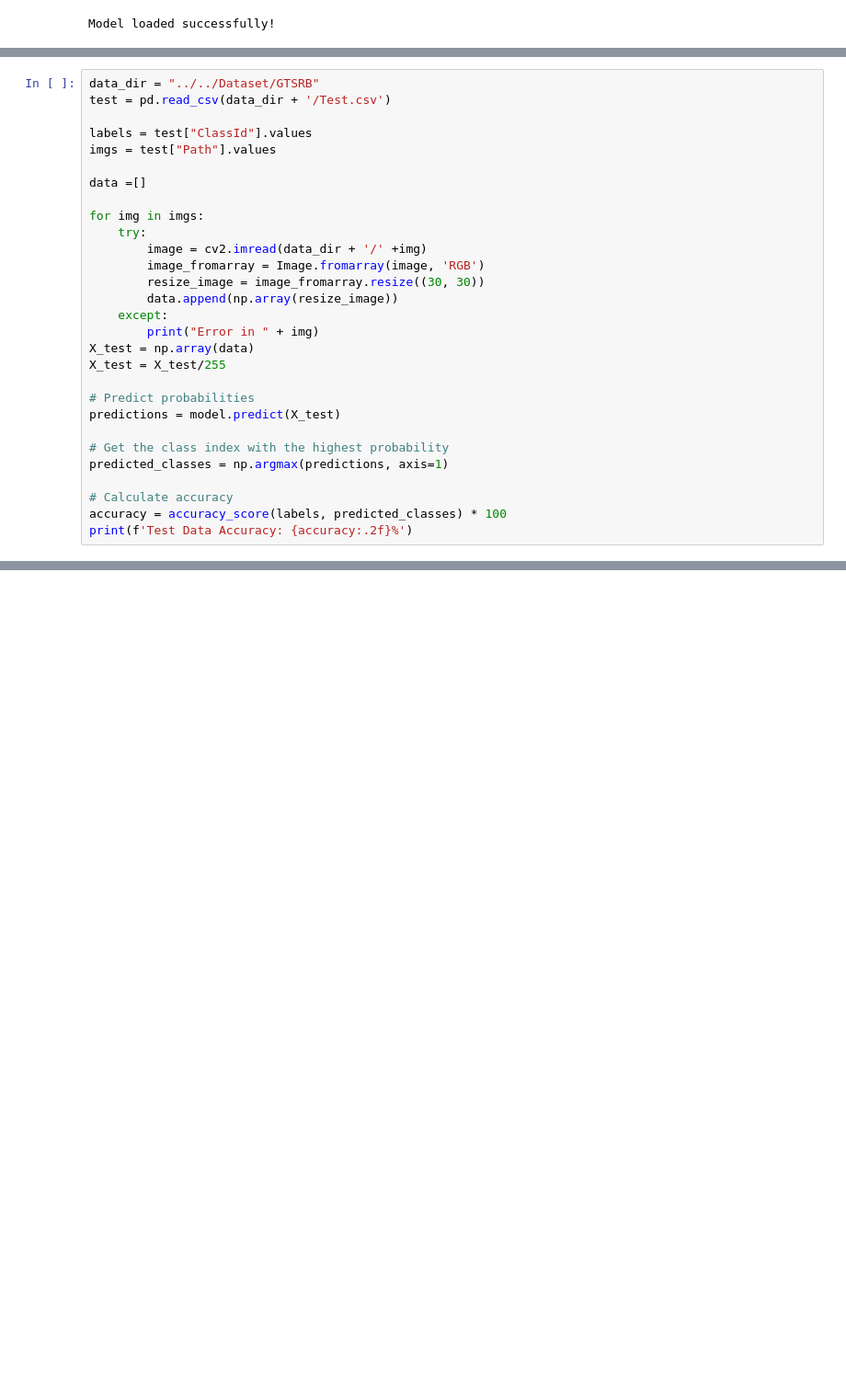
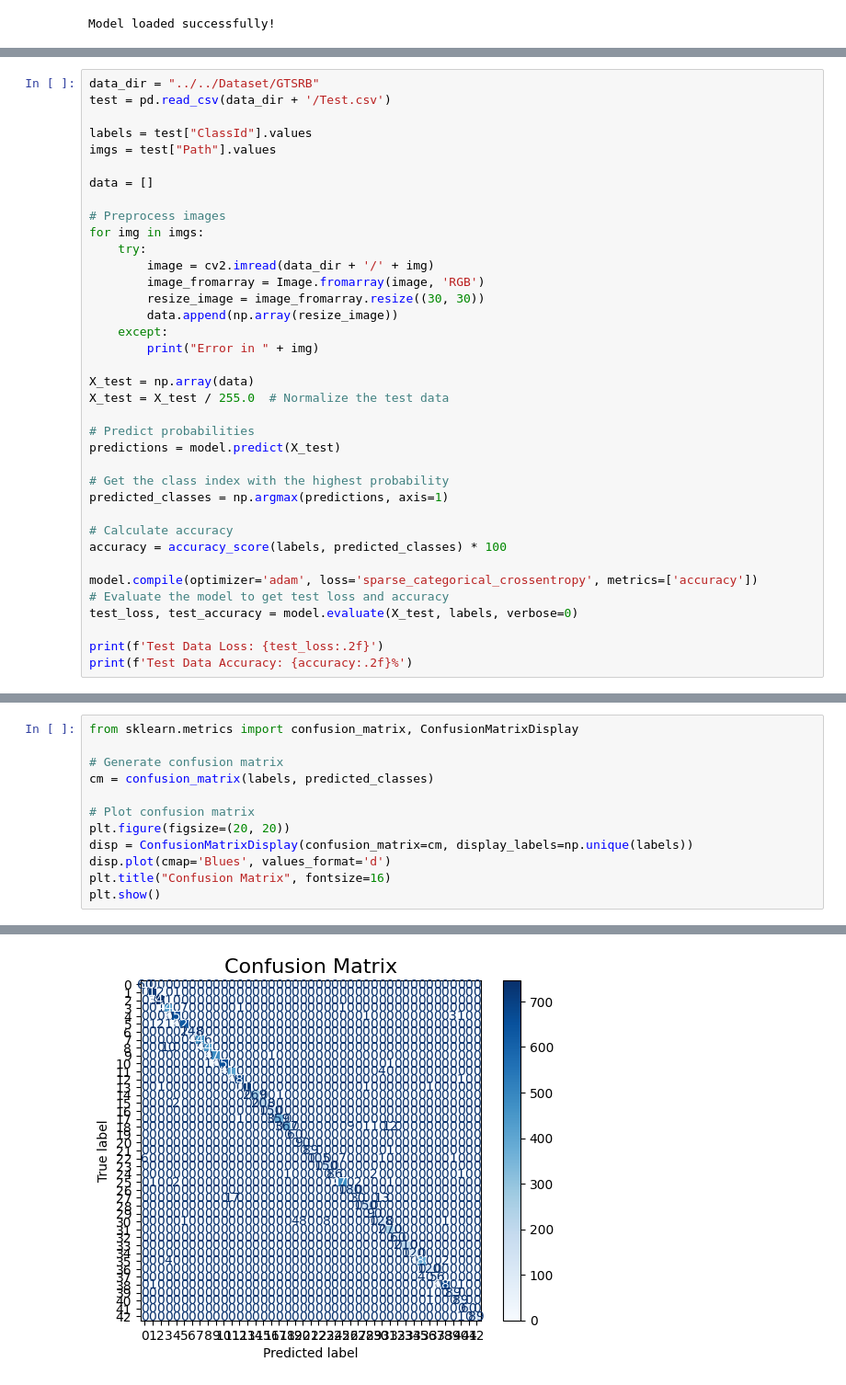
Before and after one commit to RethtihpongEM/Traffic-Sign-Detection, a Jupyter notebook: Models/CNN-KERAS/model_cnn_keras_test.ipynb, the cells around one changed output, grey strips where cells are left out. Shown at 92% size. Cells and saved outputs as stored; diff of their text form; blank space fills up the shorter version.

Commit message:
Finished model

```diff
--- a/Models/CNN-KERAS/model_cnn_keras_test.ipynb
+++ b/Models/CNN-KERAS/model_cnn_keras_test.ipynb
@@ -25,18 +27,20 @@ test = pd.read_csv(data_dir + '/Test.csv')
 labels = test["ClassId"].values
 imgs = test["Path"].values
 
-data =[]
+data = []
 
+# Preprocess images
 for img in imgs:
     try:
-        image = cv2.imread(data_dir + '/' +img)
+        image = cv2.imread(data_dir + '/' + img)
         image_fromarray = Image.fromarray(image, 'RGB')
         resize_image = image_fromarray.resize((30, 30))
         data.append(np.array(resize_image))
     except:
         print("Error in " + img)
+
 X_test = np.array(data)
-X_test = X_test/255
+X_test = X_test / 255.0  # Normalize the test data
 
 # Predict probabilities
 predictions = model.predict(X_test)
@@ -46,6 +50,12 @@ predicted_classes = np.argmax(predictions, axis=1)
 
 # Calculate accuracy
 accuracy = accuracy_score(labels, predicted_classes) * 100
+
+model.compile(optimizer='adam', loss='sparse_categorical_crossentropy', metrics=['accuracy'])
+# Evaluate the model to get test loss and accuracy
+test_loss, test_accuracy = model.evaluate(X_test, labels, verbose=0)
+
+print(f'Test Data Loss: {test_loss:.2f}')
 print(f'Test Data Accuracy: {accuracy:.2f}%')
 # %% [output]
 395/395 ━━━━━━━━━━━━━━━━━━━━ 1s 3ms/step
@@ -52,0 +90,13 @@ Test Data Accuracy: 97.85%
+# %%
+from sklearn.metrics import confusion_matrix, ConfusionMatrixDisplay
+
+# Generate confusion matrix
+cm = confusion_matrix(labels, predicted_classes)
+
+# Plot confusion matrix
+plt.figure(figsize=(20, 20))
+disp = ConfusionMatrixDisplay(confusion_matrix=cm, display_labels=np.unique(labels))
+disp.plot(cmap='Blues', values_format='d')
+plt.title("Confusion Matrix", fontsize=16)
+plt.show()
+# %% [output]
@@ -52,0 +104 @@ Test Data Accuracy: 97.85%
+[figure, added]
```
Also changed, not shown: parts of 8 cells of this notebook, 55 other files.
